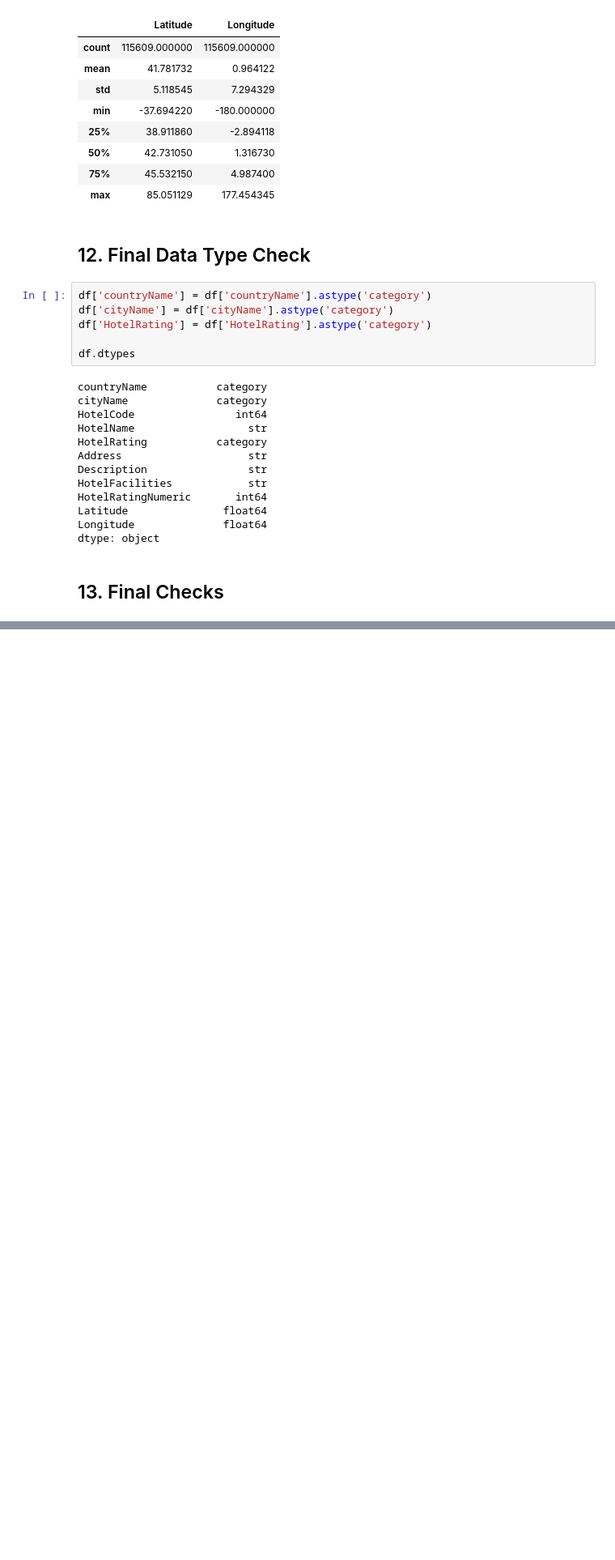
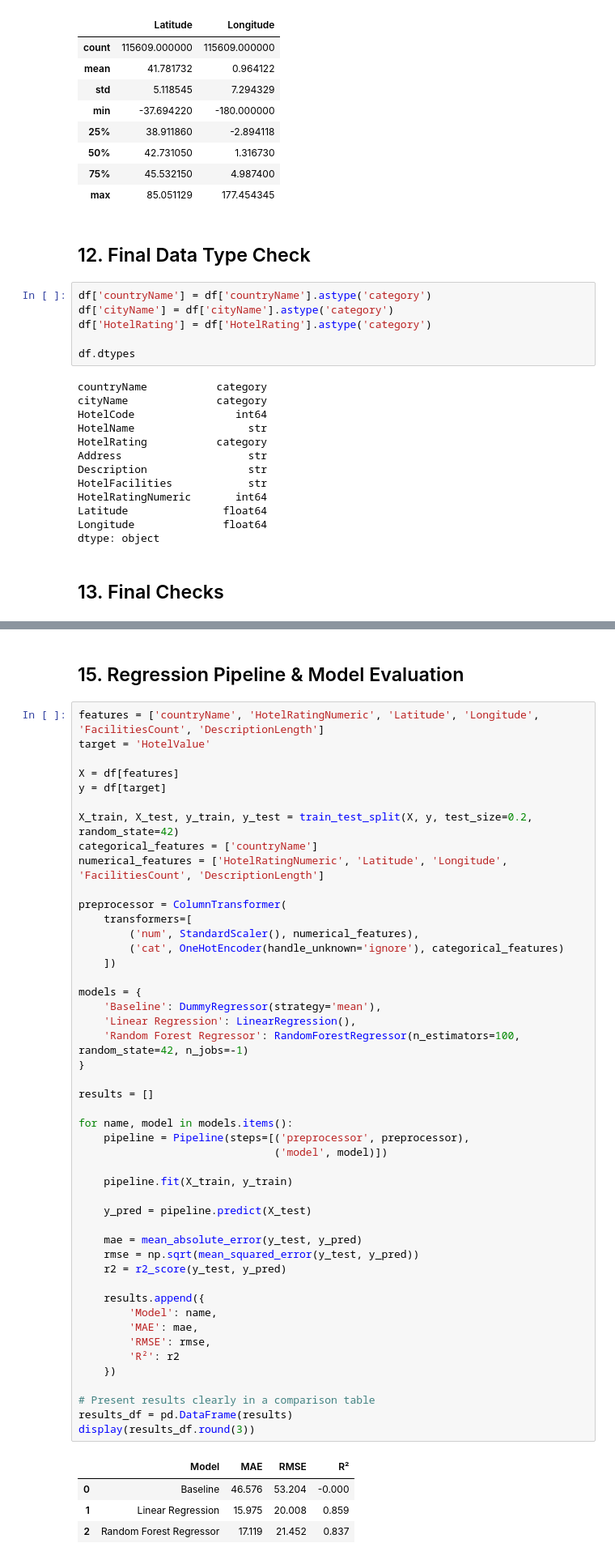
Before and after one commit to SimonAbdelmalak/MLProject_NTI, a Jupyter notebook: ML_project.ipynb, the cells around one changed output, grey strips where cells are left out. Shown at 81% size. Drawn from its saved outputs; the diff is of its cells as text; blank space fills up the shorter version.

```diff
--- a/ML_project.ipynb
+++ b/ML_project.ipynb
@@ -299,0 +340,54 @@ Final shape: (115609, 11)
+# %% [markdown]
+## 15. Regression Pipeline & Model Evaluation
+# %%
+features = ['countryName', 'HotelRatingNumeric', 'Latitude', 'Longitude', 'FacilitiesCount', 'DescriptionLength']
+target = 'HotelValue'
+
+X = df[features]
+y = df[target]
+
+X_train, X_test, y_train, y_test = train_test_split(X, y, test_size=0.2, random_state=42)
+categorical_features = ['countryName']
+numerical_features = ['HotelRatingNumeric', 'Latitude', 'Longitude', 'FacilitiesCount', 'DescriptionLength']
+
+preprocessor = ColumnTransformer(
+    transformers=[
+        ('num', StandardScaler(), numerical_features),
+        ('cat', OneHotEncoder(handle_unknown='ignore'), categorical_features)
+    ])
+
+models = {
+    'Baseline': DummyRegressor(strategy='mean'),
+    'Linear Regression': LinearRegression(),
+    'Random Forest Regressor': RandomForestRegressor(n_estimators=100, random_state=42, n_jobs=-1)
+}
+
+results = []
+
+for name, model in models.items():
+    pipeline = Pipeline(steps=[('preprocessor', preprocessor),
+                               ('model', model)])
+
+    pipeline.fit(X_train, y_train)
+
+    y_pred = pipeline.predict(X_test)
+
+    mae = mean_absolute_error(y_test, y_pred)
+    rmse = np.sqrt(mean_squared_error(y_test, y_pred))
+    r2 = r2_score(y_test, y_pred)
+
+    results.append({
+        'Model': name,
+        'MAE': mae,
+        'RMSE': rmse,
+        'R²': r2
+    })
+
+# Present results clearly in a comparison table
+results_df = pd.DataFrame(results)
+display(results_df.round(3))
+# %% [output]
+|  | Model | MAE | RMSE | R² |
+| 0 | Baseline | 46.576 | 53.204 | -0.000 |
+| 1 | Linear Regression | 15.975 | 20.008 | 0.859 |
+| 2 | Random Forest Regressor | 17.119 | 21.452 | 0.837 |
```
Also changed, not shown: parts of 3 cells of this notebook.
